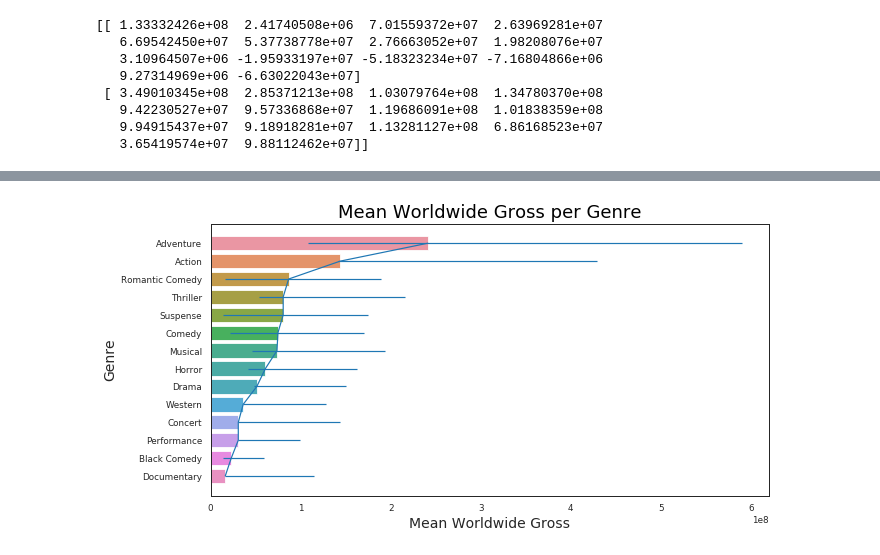
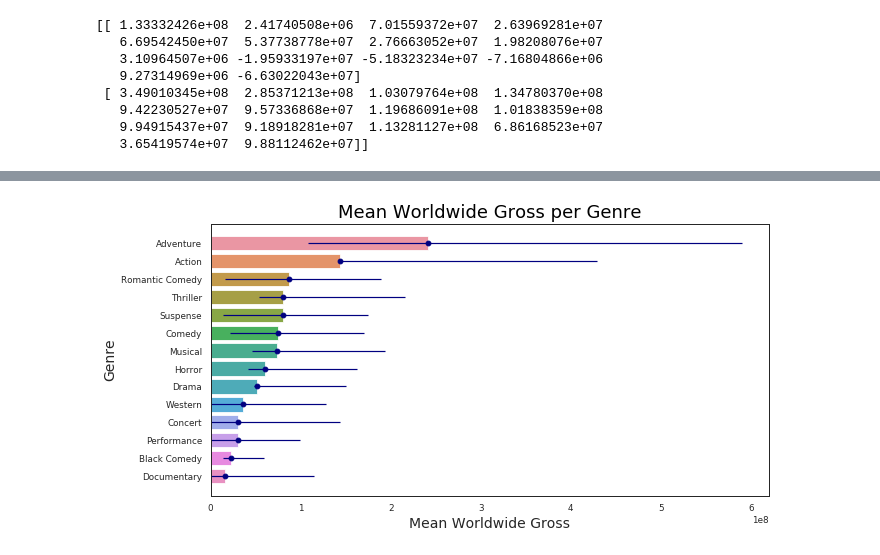
Before and after one commit to ioannapap/movies_data-mining_analysis, a Jupyter notebook: movies_analysis.ipynb, the cells around one changed output, grey strips where cells are left out. Saved outputs shown, nothing was run; the diff lists cells and outputs as text; code cells hidden in the pictures.

```diff
--- a/movies_analysis.ipynb
+++ b/movies_analysis.ipynb
@@ -508,15 +507,9 @@ print(conf_int)
    3.65419574e+07  9.88112462e+07]]
 # %%
 # putting ci lower and ci upper in or m_gross_genre1_df DataFrame
-# ready to make the barplot with confidence intervals
 m_gross_genre1_df['Bottom Error Ci'] = conf_int[0]
 m_gross_genre1_df['Top Error Ci'] = conf_int[1]
-
-
 m_gross_genre1_df.reset_index(drop = True, inplace = True)
-
-m_gross_genre1_df['Bottom Error Ci'] = m_gross_genre1_df['Bottom Error Ci'].mask(m_gross_genre1_df['Bottom Error Ci'] < 0, 0)
-
 print(m_gross_genre1_df)
 # %% [output]
               Genre  Mean Gross  Bottom Error Ci  Top Error Ci
@@ -536,0 +530,5 @@ print(m_gross_genre1_df)
+# %%
+# fixing the negative bottom error CIs and give them the Mean Gross number
+#in order to be 0 when the errorbar calculates xerror ( it calculates: mean - bottom error ci)
+m_gross_genre1_df['Bottom Error Ci'] = m_gross_genre1_df['Bottom Error Ci'].mask(m_gross_genre1_df['Bottom Error Ci'] < 0, m_gross_genre1_df['Mean Gross'])
+print(m_gross_genre1_df)
@@ -537,18 +551,18 @@ print(m_gross_genre1_df)
 # %%
 #making the barplot of Mean Worldwide Gross per Genre
 plt.figure(figsize=(10, 5))
 
 a = sns.barplot(x = 'Mean Gross', y = 'Genre', data = m_gross_genre1_df)
 
-plt.errorbar(x = 'Mean Gross', y = 'Genre', xerr =[m_gross_genre1_df['Bottom Error Ci'], m_gross_genre1_df['Top Error Ci']],  data = m_gross_genre1_df)
+plt.errorbar(x = 'Mean Gross', y = 'Genre', xerr =[m_gross_genre1_df['Bottom Error Ci'], m_gross_genre1_df['Top Error Ci']],  data = m_gross_genre1_df, fmt = 'o', c = 'navy')
 
 plt.title('Mean Worldwide Gross per Genre', color = 'black', fontsize = 18)
 plt.xlabel('Mean Worldwide Gross', fontsize = 14)
 plt.ylabel('Genre', fontsize = 14)
 
 plt.savefig('mean_gross_genre_barplot.png')
 # %% [output]
-[figure, old version]
+[figure, new version]
 # %%
 #making Production Budget and Worldwide Gross Scatterplot ----my data mining problem------
 plt.figure(figsize=(10, 5))
```
Also changed, not shown: parts of 12 cells of this notebook, 1 other file.
